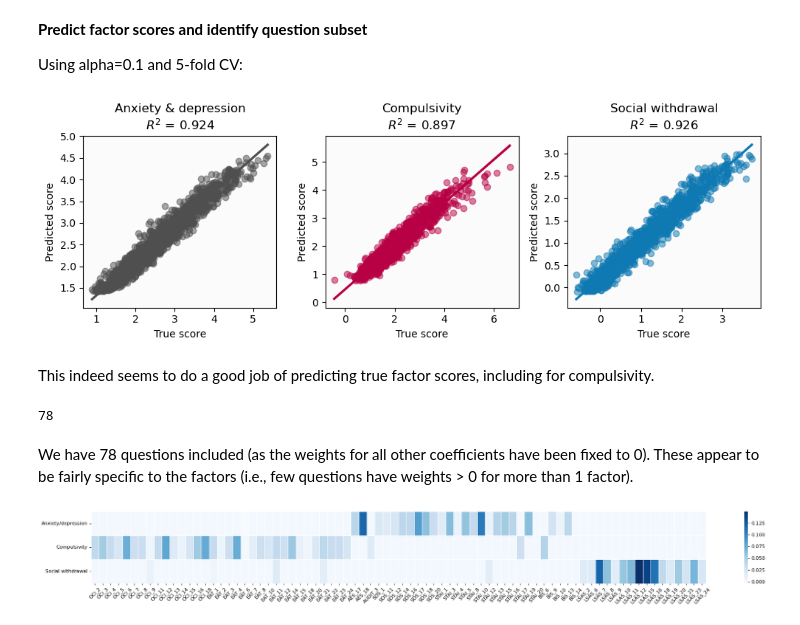
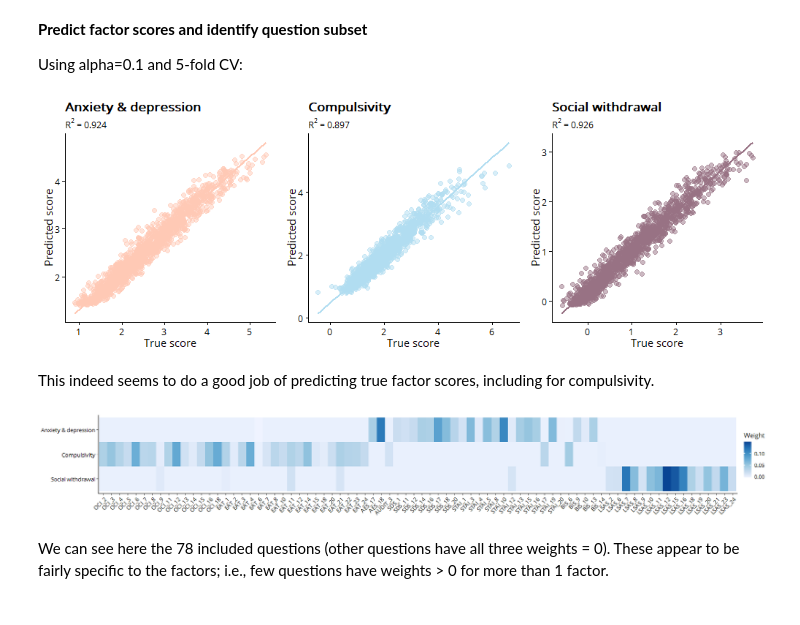
Before and after one commit to qdercon/pstpipeline, a Jupyter notebook: notebooks/predicting_questionnaire_questions.ipynb, the cells around one changed output. Saved outputs shown, nothing was run; the diff lists cells and outputs as text; code cells hidden in the pictures.

```diff
--- a/notebooks/predicting_questionnaire_questions.ipynb
+++ b/notebooks/predicting_questionnaire_questions.ipynb
@@ -79,44 +78,33 @@ An alpha value of 0.1 looks like it gives a good balance between accurate predic
 **Predict factor scores and identify question subset**
 
 Using alpha=0.1 and 5-fold CV:
-# %%
-clf = Lasso(alpha=0.1)
-pred = cross_val_predict(clf, qns.iloc[:, 2:], scores.iloc[:, 2:], cv=5)
-
-clf.fit(qns.iloc[:, 2:], scores.iloc[:, 2:]);
-
-f, ax = plt.subplots(1, 3, figsize=(10, 3.5), dpi=100, facecolor='white')
-
-factors = ['Anxiety & depression', 'Compulsivity', 'Social withdrawal']
-
-for i in range(3):
-    sns.regplot(x=scores.iloc[:, i+2], y=pred[:, i], ax=ax[i], color=pal[i], scatter_kws={'alpha': 0.5});
-    ax[i].set_title(factors[i] + '\n$R^2$ = {0}'.format(np.round(r2_score(scores.iloc[:, i+2], pred[:, i]), 3)), fontweight='light');
-    ax[i].set_xlabel('True score');
-    ax[i].set_ylabel('Predicted score');
-
-plt.tight_layout()
-# plt.savefig('notebooks/plots/alpha01_gillan.png')
-# %% [output]
-[figure, removed]
+# %%
+clf = Lasso(alpha=0.1)
+pred = cross_val_predict(clf, qns.iloc[:, 1:], scores.iloc[:, 1:], cv=5)
+
+clf.fit(qns.iloc[:, 1:], scores.iloc[:, 1:]);
+coefs = clf.coef_.T
+# %%
+%%R -i scores -i pred -i light_pal -w 10 -h 3.5 --units in -r 100
+
+factors = c("AD", "CIT", "SW")
+pstpipeline::plot_factors(list("preds" = pred, "scores" = scores), plot_type = "predictive", colnames = factors,
+                          titles = factor_names, r2 = r2_values, qn = 78, pal = light_pal, font = "Open Sans")
+# ggplot2::ggsave('notebooks/plots/alpha01_gillan.png', device = "png")
+# %% [output]
+[figure, added]
 # %% [markdown]
 This indeed seems to do a good job of predicting true factor scores, including for compulsivity.
-# %%
-np.any(clf.coef_.T != 0, axis=1).sum()
-# %% [output]
-78
+# %%
+%%R -i coefs -i qns -w 17 -h 2.5 --units in -r 100
+
+pstpipeline::plot_factors(list("qns" = qns, "coefs" = coefs), plot_type = "factor_htmp", colnames = factors,
+                          titles = factor_names, font = "Open Sans")
+# ggplot2::ggsave('notebooks/plots/question_subset_heatmap.png', device = "png")
+# %% [output]
+[figure, added]
 # %% [markdown]
-We have 78 questions included (as the weights for all other coefficients have been fixed to 0). These appear to be fairly specific to the factors (i.e., few questions have weights > 0 for more than 1 factor).
+We can see here the 78 included questions (other questions have all three weights = 0). These appear to be fairly specific to the factors; i.e., few questions have weights > 0 for more than 1 factor.
-# %%
-plt.figure(figsize=(24, 3), dpi=80, facecolor='white');
-coefs = clf.coef_.T
-sns.heatmap(coefs[np.any(coefs != 0, axis=1)].T, cmap="Blues", xticklabels=qns.columns[2:][np.any(coefs != 0, axis=1)],
-          yticklabels=['Anxiety/depression', 'Compulsivity', 'Social withdrawal'], linewidths=.5);
-plt.xticks(rotation=45);
-plt.tight_layout()
-plt.savefig('notebooks/plots/question_subset_heatmap.png')
-# %% [output]
-[figure, removed]
 # %%
 # save classifier
 joblib.dump(clf, 'data/factor_prediction/gillan_classifier_78.pkl')
```
Also changed, not shown: parts of 7 cells of this notebook, 16 other files.
